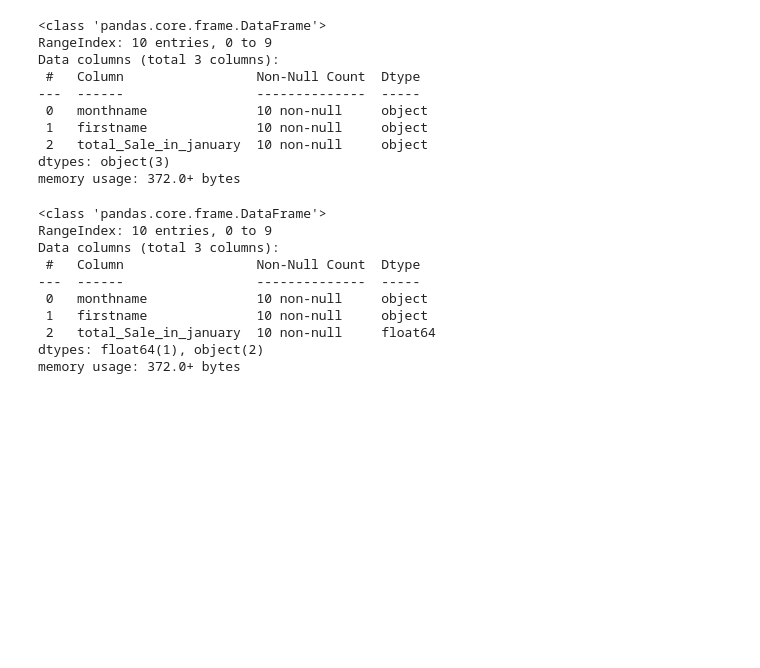
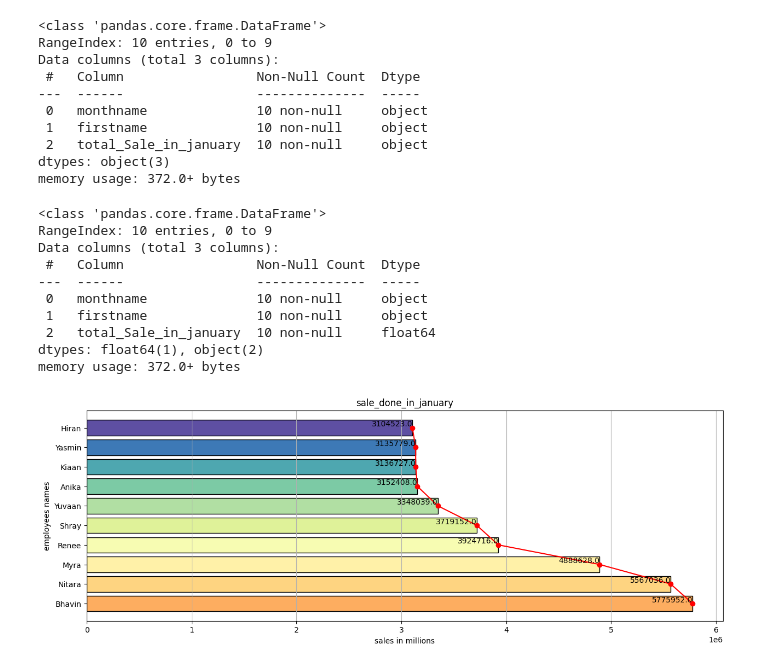
Before and after one commit to Anikaitmalik/Swift_market_data_analysis, a Jupyter notebook: swiftmarket.ipynb, the cells around one changed output. Cells and saved outputs as stored; diff of their text form; code cells hidden in the pictures; blank space fills up the shorter version.

Commit message:
changes done in main code file

```diff
--- a/swiftmarket.ipynb
+++ b/swiftmarket.ipynb
@@ -196,3 +196,27 @@ Data columns (total 3 columns):
  2   total_Sale_in_january  10 non-null     float64
 dtypes: float64(1), object(2)
 memory usage: 372.0+ bytes
+# %%
+name_of_employees = df["firstname"].values
+
+total_sale = df["total_Sale_in_january"].values
+# %%
+cm_values = np.linspace(0.3,1,10)
+cm = plt.cm.Spectral(cm_values)
+# %%
+plt.figure(figsize =(15,5))
+
+plt.plot(total_sale,name_of_employees , marker = "o" , color = "red")
+plt.barh(y = name_of_employees , width = total_sale, color = cm , edgecolor = "black")
+for i in range(len(total_sale)):
+    plt.annotate(text = total_sale[i] , xy = (total_sale[i] , i) , horizontalalignment = "right",
+                  verticalalignment = "bottom")
+
+
+plt.title("sale_done_in_january")
+plt.xlabel("sales in millions")
+plt.ylabel("employees names")
+
+plt.grid(axis = "x")
+# %% [output]
+[figure, added]
```
Also changed, not shown: parts of 10 cells of this notebook.
